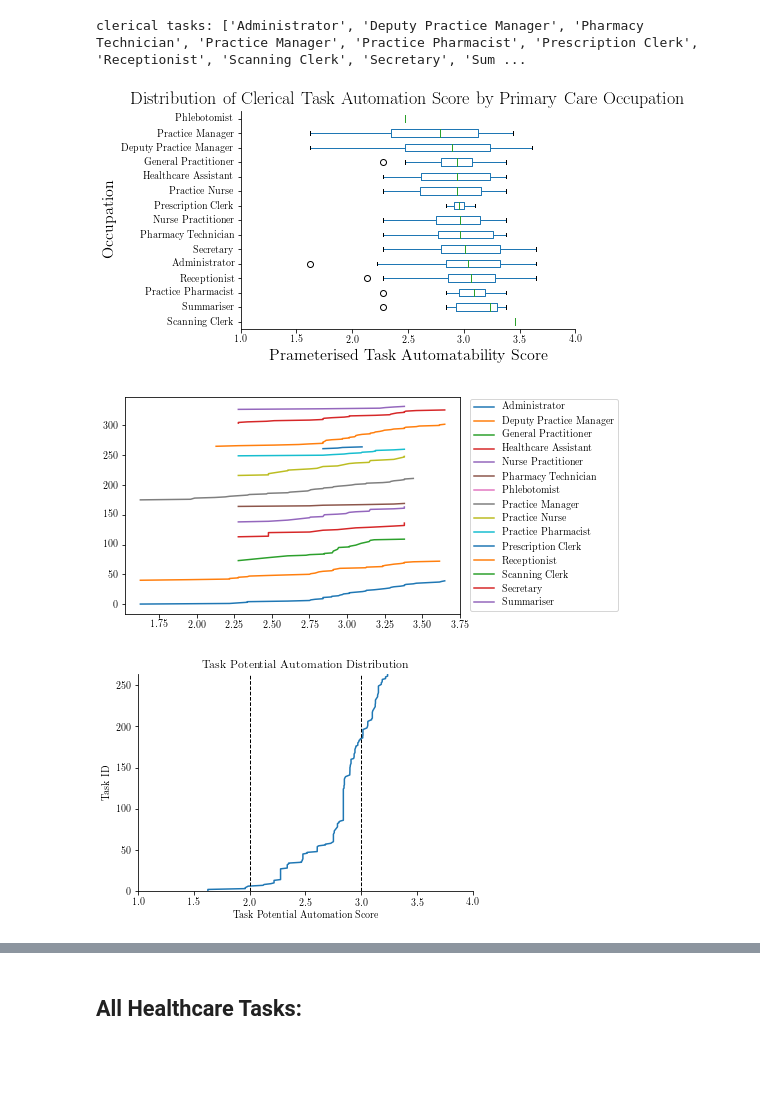
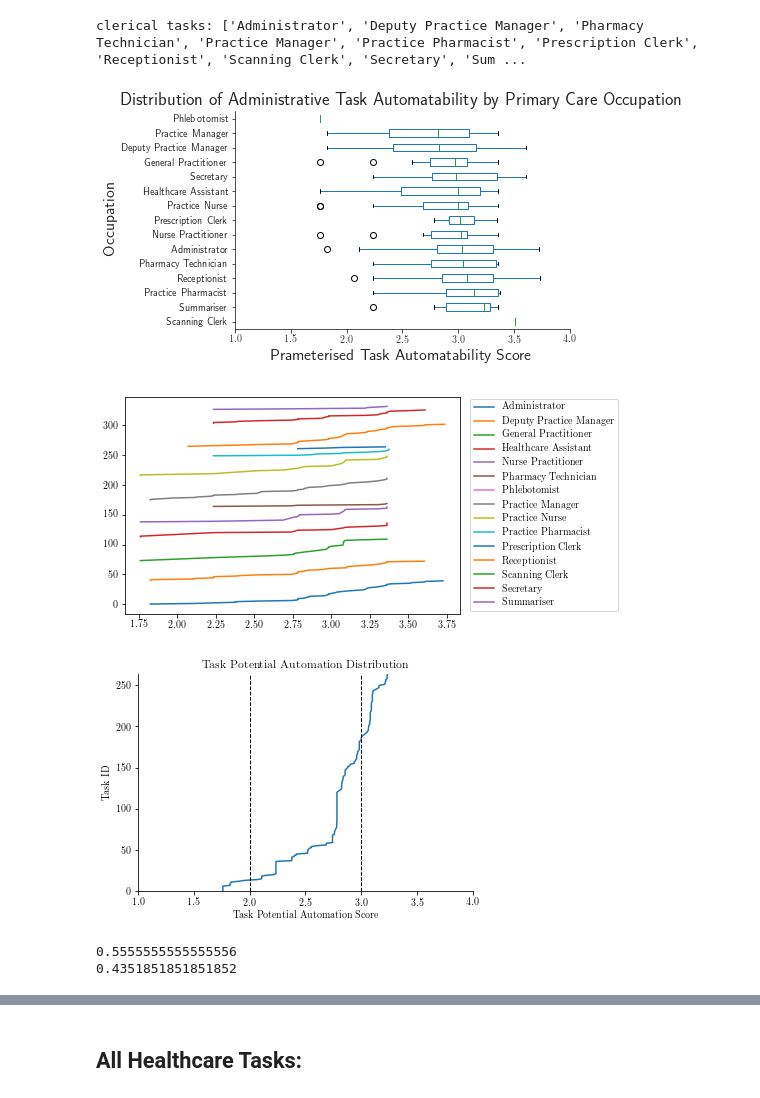
Before and after one commit to PDuckworth/FutureOf, a Jupyter notebook: FutureOfHealthcare/HC_occupation_analysis.ipynb, the cells around one changed output, grey strips where cells are left out. Cells and saved outputs as stored; diff of their text form; code cells hidden in the pictures; blank space fills up the shorter version.

```diff
--- a/FutureOfHealthcare/HC_occupation_analysis.ipynb
+++ b/FutureOfHealthcare/HC_occupation_analysis.ipynb
@@ -29,7 +29,7 @@ pd.options
 
 ## # Input DATA set of observed Occupations and Tasks
 datasets = '/home/'+ getpass.getuser() +'/Datasets/'
-d = os.path.join(datasets, 'FoHealthcare/Final_dataset_02112018.xlsx')
+d = os.path.join(datasets, 'FoHealthcare/Final_dataset_06112018.xlsx')
 
 excel_doc = pd.ExcelFile(d)
 dataset = excel_doc.parse(sheet_name='ExpandedTasks')
@@ -83,21 +83,21 @@ def boxplot_sorted(df, by, column, rot=0, vert=False):
 # %%
 plt.cla
 # ax = dataset.boxplot(vert=False, grid=False, column="Weighted Average Automation Score", by="Observed Occupation", order = unique_occupations)
 ax = boxplot_sorted(dataset, "Observed Occupation", "Weighted Average Automation Score")
 ax.tick_params(top='off', bottom='on', left='on', right='off', labelleft='on', labelbottom='on')
 ax.spines['right'].set_visible(False)
 ax.spines['top'].set_visible(False)
 
 ax.set_xlim([1.0, 4.0])
 ax.set_ylabel("Occupation", fontsize=16)
 ax.set_xlabel("Prameterised Task Automatability Score", fontsize=16)
-ax.set_title("Distribution of Clerical Task Automation Score by Primary Care Occupation", fontsize=18)
+ax.set_title("Distribution of Administrative Task Automatability by Primary Care Occupation", fontsize=18)
 
 savename = "all_occupation_box"
 plt.savefig(out_file_path+"{}.pdf".format(savename), format="pdf", bbox_inches='tight')
 plt.savefig(out_file_path+"{}.png".format(savename), format="png", bbox_inches='tight')
 # %% [output]
-[figure, old version]
+[figure, new version]
 # %%
 ### 1. Occupation Level Automation
 i = 0
@@ -114,7 +114,7 @@ for occ in unique_occupations:
 plt.legend(unique_occupations, bbox_to_anchor=(1.25, 0.5), loc=10) # not correct order, thanks to df.index
 plt.show()
 # %% [output]
-[figure, old version]
+[figure, new version]
 # %%
 # 2. All Task Automation
 X = dataset #.drop_duplicates("Task")
@@ -140,7 +140,15 @@ plt.show()
 fig.savefig(out_file_path + "Distribution_of_Scores.pdf", bbox_inches='tight')
 fig.savefig(out_file_path + "Distribution_of_Scores.png", bbox_inches='tight')
 # %% [output]
-[figure, old version]
+[figure, new version]
+# %%
+greater_than_the_mean = (task_dataset['Weighted Average Automation Score']>task_dataset['Weighted Average Automation Score'].mean()).sum()
+print(greater_than_the_mean/task_dataset['Weighted Average Automation Score'].shape[0])
+greater_than_3 = (task_dataset['Weighted Average Automation Score']>3.0).sum()
+print(greater_than_3/task_dataset['Weighted Average Automation Score'].shape[0])
+# %% [output]
+0.5555555555555556
+0.4351851851851852
 # %%
 # plot the distribution
 fig, ax = plt.subplots()
```
Also changed, not shown: parts of 7 cells of this notebook, 23 other files.
